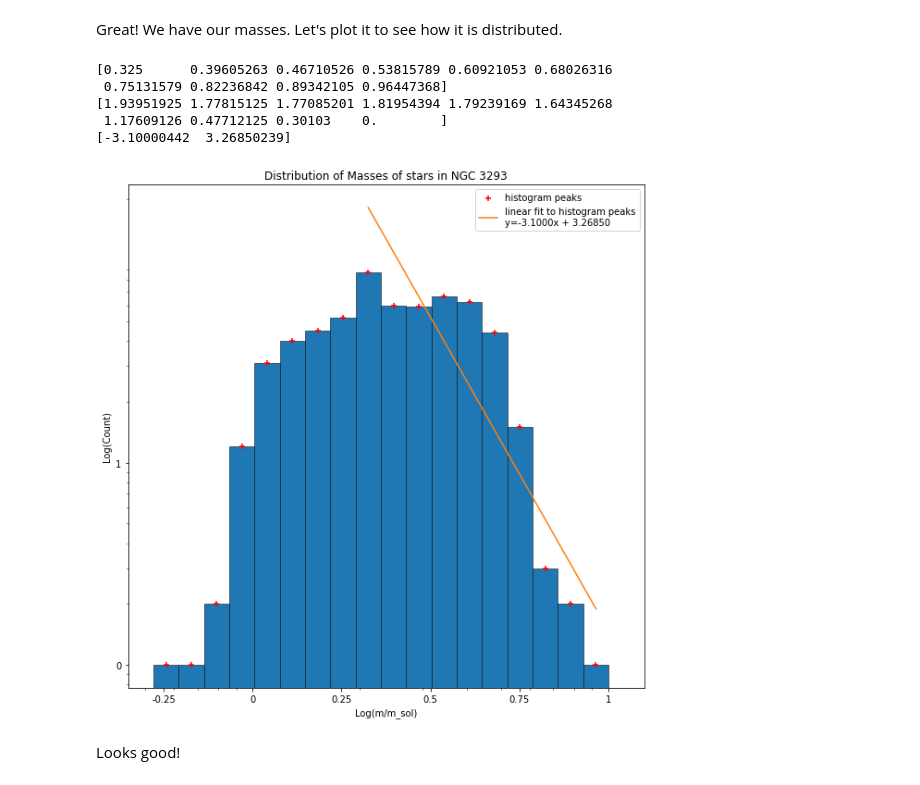
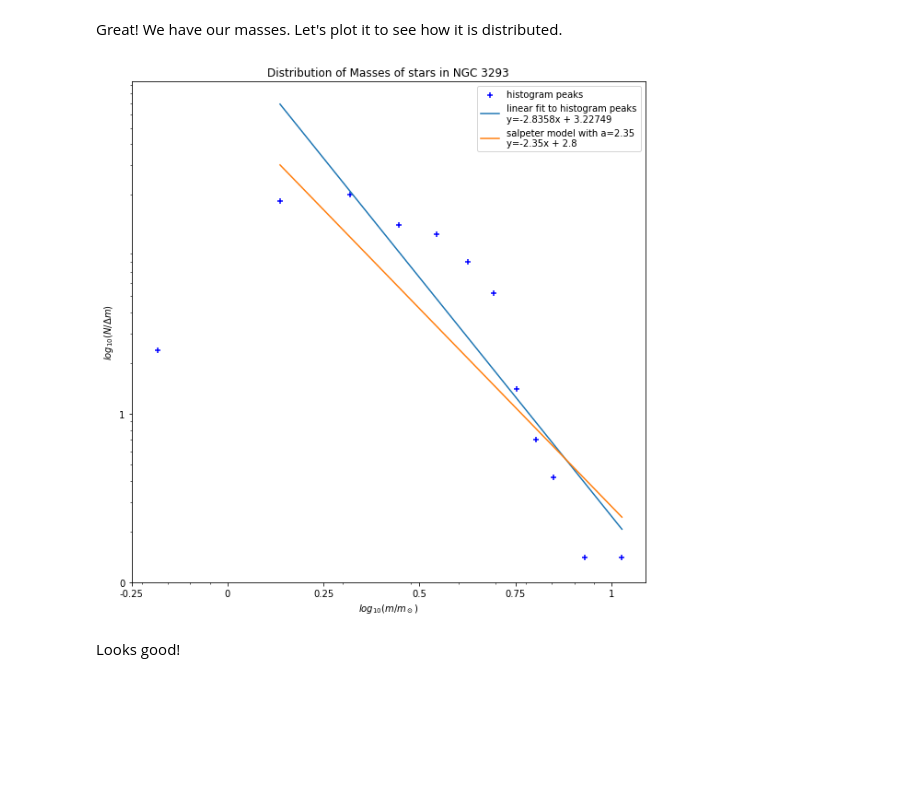
Before and after one commit to cedliang/ASP3231-Project-NGC-3293-, a Jupyter notebook: src/masses.ipynb, the cells around one changed output. Cells and saved outputs as stored; diff of their text form; code cells hidden in the pictures; blank space fills up the shorter version.

```diff
--- a/src/masses.ipynb
+++ b/src/masses.ipynb
@@ -129,64 +130,66 @@ bvs[:10]
 # %% [markdown]
 Great! We have our masses. Let's plot it to see how it is distributed.
 # %%
+def compose(f, g):
+    return lambda *a, **kw: f(g(*a, **kw))
+
+
+# bin in linear scale
 masslist = [star['massratio'] for star in bvs]
 
-# quick calculation of the centre points of the histogram bins
-histys, histbinedges = np.histogram(masslist, bins=np.logspace(-0.35, 1, 20))
-histbinleftedge, histbinrightedge = histbinedges[:-1], histbinedges[1:]
-histxs = list(map(lambda ledge, redge: 10**((np.log10(ledge) +
-              np.log10(redge))/2), histbinleftedge, histbinrightedge))
-
-# linear fit to the histogram peaks, getting rid of the first element since that gave an infinity error
-# let's make a fit only to the tail of the curve
-loghistxs = np.log10(np.array(histxs))[1:]
-loghistys = np.log10(np.array(histys))[1:]
-
-# max by key on [1] elem of the data, then index[0] to get the index in the list from enumerate
-max_hist_ys_idx = max(enumerate(loghistys), key=operator.itemgetter(1))[0]
-truncated_loghistxs, truncated_loghistys = loghistxs[max_hist_ys_idx:], loghistys[max_hist_ys_idx:]
-
-print(truncated_loghistxs)
-print(truncated_loghistys)
+xrange = (0.3, 11)
+numbins = 15
+binsize = (xrange[1]-xrange[0])/numbins
 
 
-linfit = np.polyfit(truncated_loghistxs, truncated_loghistys, 1)
+histys, histbinedges = np.histogram(masslist, bins=np.linspace(xrange[0], xrange[1], numbins + 1))
+histbinleftedge, histbinrightedge = histbinedges[:-1], histbinedges[1:]
+histxs = list(map(compose(partial(operator.mul, 1/2), operator.add), histbinleftedge, histbinrightedge))
 
-print(linfit)
+histys_unit = [y/binsize for y in histys]
+
+# get rid of empty bins
+plotxs, plotys = [], []
+for xpoint, ypoint in zip(histxs, histys_unit):
+    if ypoint:
+        plotxs.append(xpoint)
+        plotys.append(ypoint)
+
+loghistxs = np.log10(np.array(plotxs))[1:]
+loghistys = np.log10(np.array(plotys))[1:]
+
+# make lin fit
+linfit = np.polyfit(loghistxs, loghistys, 1)
+
+# salpeter
+salpeter = [-2.35, 2.8]
 
 x_ticks = [10**-0.25, 1, 10**0.25, 10**0.5, 10**0.75, 10**1]
 x_tick_labels = [-0.25, 0, 0.25, 0.5, 0.75, 1]
 
 y_ticks = [1, 10]
 y_tick_labels = [0, 1]
 
 plt.rcParams["figure.figsize"] = (10, 10)
-fig = plt.hist(masslist, bins=np.logspace(-0.35, 1, 20),
-               edgecolor='black', linewidth=0.5)
-plt.scatter(histxs, histys, marker='+', color='r', label='histogram peaks')
+plt.scatter(plotxs, plotys, marker='+', color='b', label='histogram peaks')
+# our linfit
+plt.plot(10**(loghistxs), 10**((lambda x: x * linfit[0] + linfit[1])(loghistxs)), label=f'linear fit to histogram peaks\ny={str(linfit[0])[:7]}x + {str(linfit[1])[:7]}')
+# salpeter fit for stars above 1 solar mass
+plt.plot(10**(loghistxs), 10**((lambda x: x * salpeter[0] + salpeter[1])(loghistxs)), label=f'salpeter model with a=2.35\ny={str(salpeter[0])[:7]}x + {str(salpeter[1])[:7]}', linestyle='dashed', )
 
-plt.plot(10**(truncated_loghistxs), 10**((lambda x: x *
-         linfit[0] + linfit[1])(truncated_loghistxs)), label=f'linear fit to histogram peaks\ny={str(linfit[0])[:7]}x + {str(linfit[1])[:7]}')
 
-plt.xlim(10**-0.35, 10**1.1)
 plt.xscale('log')
 plt.yscale('log')
 plt.xticks([], [])
 plt.xticks(x_ticks, x_tick_labels)
 plt.yticks([], [])
 plt.yticks(y_ticks, y_tick_labels)
-plt.ylabel("Log(Count)")
-plt.xlabel("Log(m/m_sol)")
+plt.ylabel("$log_{10}(N/{\Delta m})$")
+plt.xlabel("$log_{10}(m/{m_\odot}$)")
+plt.title("Distribution of Masses of stars in NGC 3293")
 plt.legend(loc='best')
-
-plt.title("Distribution of Masses of stars in NGC 3293")
 plt.show()
 # %% [output]
-[0.325      0.39605263 0.46710526 0.53815789 0.60921053 0.68026316
- 0.75131579 0.82236842 0.89342105 0.96447368]
-[1.93951925 1.77815125 1.77085201 1.81954394 1.79239169 1.64345268
- 1.17609126 0.47712125 0.30103    0.        ]
-[-3.10000442  3.26850239]
-[figure, old version]
+[figure, new version]
 # %% [markdown]
 Looks good!
```
Also changed, not shown: parts of 1 cell of this notebook.
